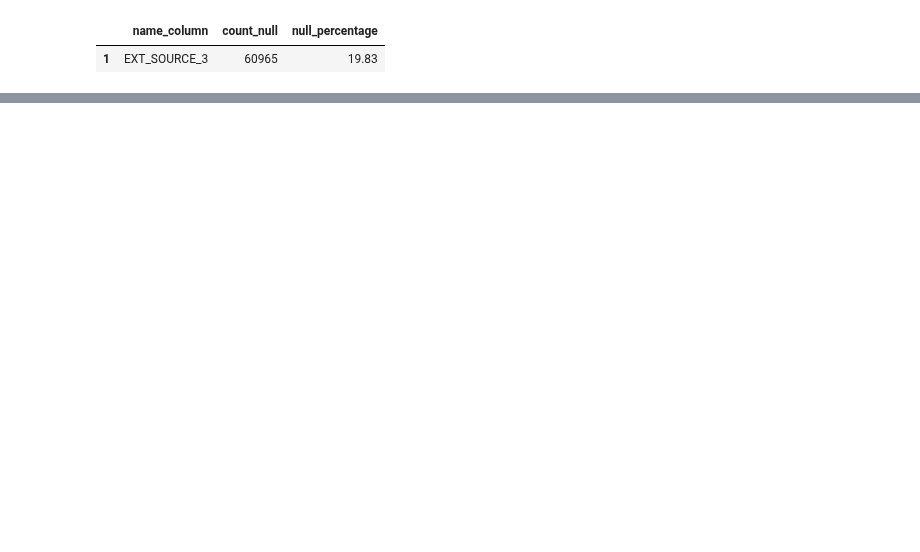
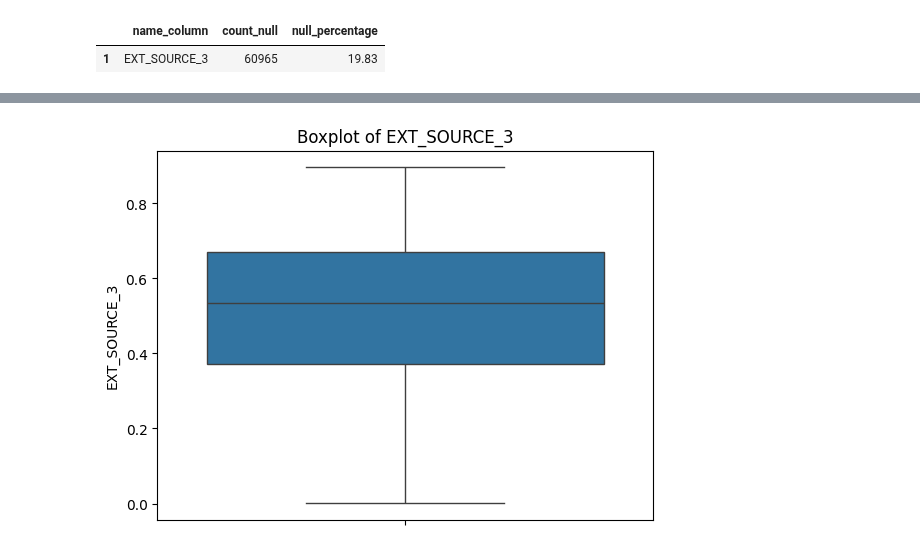
Before and after one commit to KharchenkoAnastasia/credit-default-risk-analysis, a Jupyter notebook: Home_Credit_Default_Risk.ipynb, the cells around one changed output, grey strips where cells are left out. Drawn from its saved outputs; the diff is of its cells as text; code cells hidden in the pictures; blank space fills up the shorter version.

```diff
--- a/Home_Credit_Default_Risk.ipynb
+++ b/Home_Credit_Default_Risk.ipynb
@@ -430,2 +434,9 @@ df['EXT_SOURCE_3'].value_counts()
 814 rows × 1 columns
 dtype: int64
+# %%
+sns.boxplot(data=df, y='EXT_SOURCE_3')
+plt.title('Boxplot of EXT_SOURCE_3')
+plt.ylabel('EXT_SOURCE_3')
+plt.show()
+# %% [output]
+[figure, added]
```
Also changed, not shown: parts of 7 cells of this notebook.
